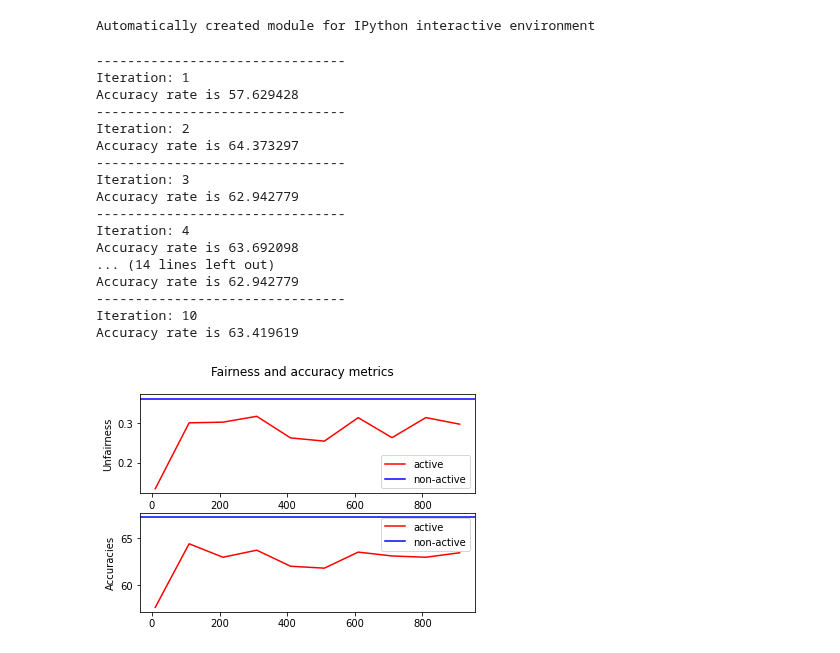
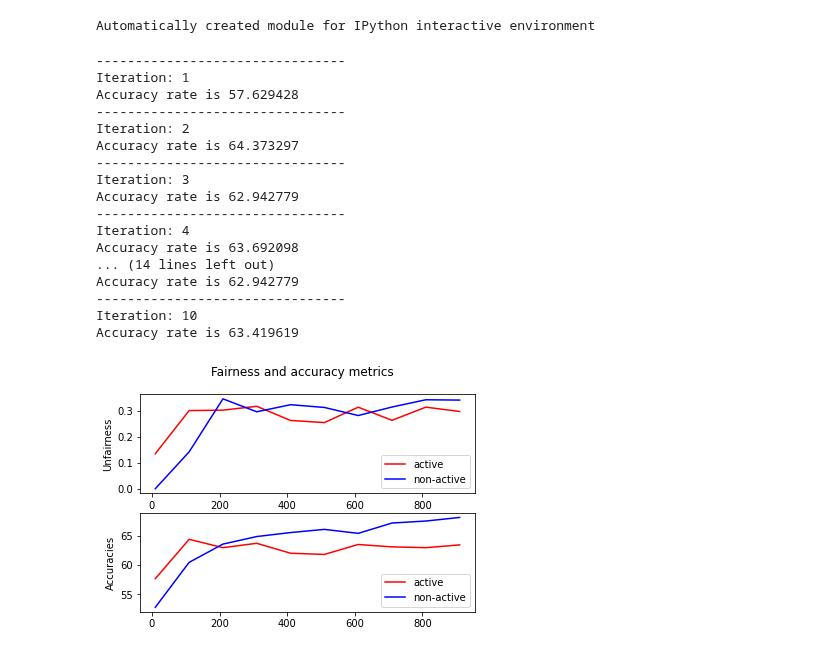
Before and after one commit to WenxuanHuang/Active-Learning-Performance-Benchmarking, a Jupyter notebook: Active_learning_fairness.ipynb, the cells around one changed output. Drawn from its saved outputs; the diff is of its cells as text; code cells hidden in the pictures.

```diff
--- a/Active_learning_fairness.ipynb
+++ b/Active_learning_fairness.ipynb
@@ -338,30 +348,26 @@ class active_learning(object):
 
         return self.clf_model.accuracies, fairness
 # %%
-def non_active_learning(X_unlabeled, y_unlabeled, X_labeled,y_labeled, X_test, y_test, b_test, budget, unfairness_criteria):
+def non_active_learning(init_index, X_unlabeled, y_unlabeled, X_labeled,y_labeled, X_test, y_test, b_test, budget, step, unfairness_criteria):
 
-    np.random.seed(21)
-    nonal_initial_query = len(X_labeled)
-    nonal_index = np.random.choice(np.arange(len(X_unlabeled)), budget-nonal_initial_query)
-    # print(nonal_index)
-
-    nonal_X_train = np.append(X_labeled, X_unlabeled[nonal_index], axis=0)
-    nonal_y_train = np.append(y_labeled, y_unlabeled[nonal_index], axis=0)
+    nonal_X_train = np.concatenate((X_unlabeled, X_labeled))
+    nonal_y_train = np.concatenate((y_unlabeled, y_labeled))
     nonal_X_test = X_test
     nonal_y_test = y_test
     nonal_b_test = b_test
+    nonal_fairness = []
 
-    nonal_fairness = []
     nonal_accuracies=[]
 
     classifier_nonal = LogisticRegression(
             solver='liblinear'
             )
 
-    classifier_nonal.fit(nonal_X_train, nonal_y_train)
-    nonal_y_pred = classifier_nonal.predict(nonal_X_test)
-    nonal_fairness = np.append(nonal_fairness, fair_measure(nonal_X_test, nonal_y_test, nonal_b_test, classifier=classifier_nonal, criteria=unfairness_criteria))
-    nonal_accuracies.append(accuracy_score(nonal_y_test, nonal_y_pred)*100)
+    for i in np.arange(init_index,budget+1,step):
+        classifier_nonal.fit(nonal_X_train[:i], nonal_y_train[:i])
+        nonal_y_pred = classifier_nonal.predict(nonal_X_test)
+        nonal_fairness = np.append(nonal_fairness, fair_measure(nonal_X_test, nonal_y_test, nonal_b_test, classifier=classifier_nonal, criteria=unfairness_criteria))
+        nonal_accuracies.append(accuracy_score(nonal_y_test, nonal_y_pred)*100)
 
     return nonal_accuracies, nonal_fairness
 # %%
@@ -376,7 +382,7 @@ def experiment(model,sampling_method,budget,step,criteria,sub_option=False):
 
     # print('Fairness:', fairness)
 
-    nonal_accuracies, nonal_fairness = non_active_learning(X_unlabeled, y_unlabeled, X_labeled, y_labeled, X_test, y_test, b_test, budget, criteria)
+    nonal_accuracies, nonal_fairness = non_active_learning(init_index, X_unlabeled, y_unlabeled, X_labeled, y_labeled, X_test, y_test, b_test, budget, step, criteria)
 
     # print("active_accuracies",accuracies)
     # print("nonactive_accuracies",nonal_accuracies)
@@ -384,11 +390,11 @@ def experiment(model,sampling_method,budget,step,criteria,sub_option=False):
     x_axis = np.arange(init_index,budget+1,step)
     fig, (ax1, ax2) = plt.subplots(2)
     fig.suptitle('Fairness and accuracy metrics')
-    ax1.plot(x_axis, fairness, 'r',label='active')
-    ax1.axhline(y=nonal_fairness, color='b', label='non-active')
+    ax1.plot(x_axis, fairness, color='r', label='active')
+    ax1.plot(x_axis, nonal_fairness, color='b', label='non-active')
     ax1.legend()
-    ax2.plot(x_axis, accuracies, 'r',label='active')
-    ax2.axhline(y=nonal_accuracies, color='b', label='non-active')
+    ax2.plot(x_axis, accuracies, color='r', label='active')
+    ax2.plot(x_axis, nonal_accuracies, color='b', label='non-active')
     ax2.legend()
     ax1.set_xlabel('Sample size')
     ax1.set_ylabel('Unfairness')
@@ -397,23 +403,23 @@ def experiment(model,sampling_method,budget,step,criteria,sub_option=False):
 
     plt.show()
 # %%
-experiment(LogModel,RandomSelection,1000,100,"equal_opportunity","No_filter")
+experiment(LogModel,RandomSelection,1000,100,"equalized_odds","No_filter")
 # %% [output]
 --------------------------------
 Iteration: 1
 Accuracy rate is 57.629428
 --------------------------------
 Iteration: 2
 Accuracy rate is 64.373297
 --------------------------------
 Iteration: 3
 Accuracy rate is 62.942779
 --------------------------------
 Iteration: 4
 Accuracy rate is 63.692098
 ... (14 lines left out)
 Accuracy rate is 62.942779
 --------------------------------
 Iteration: 10
 Accuracy rate is 63.419619
-[figure, old version]
+[figure, new version]
```
Also changed, not shown: parts of 1 cell of this notebook, 1 other file.
